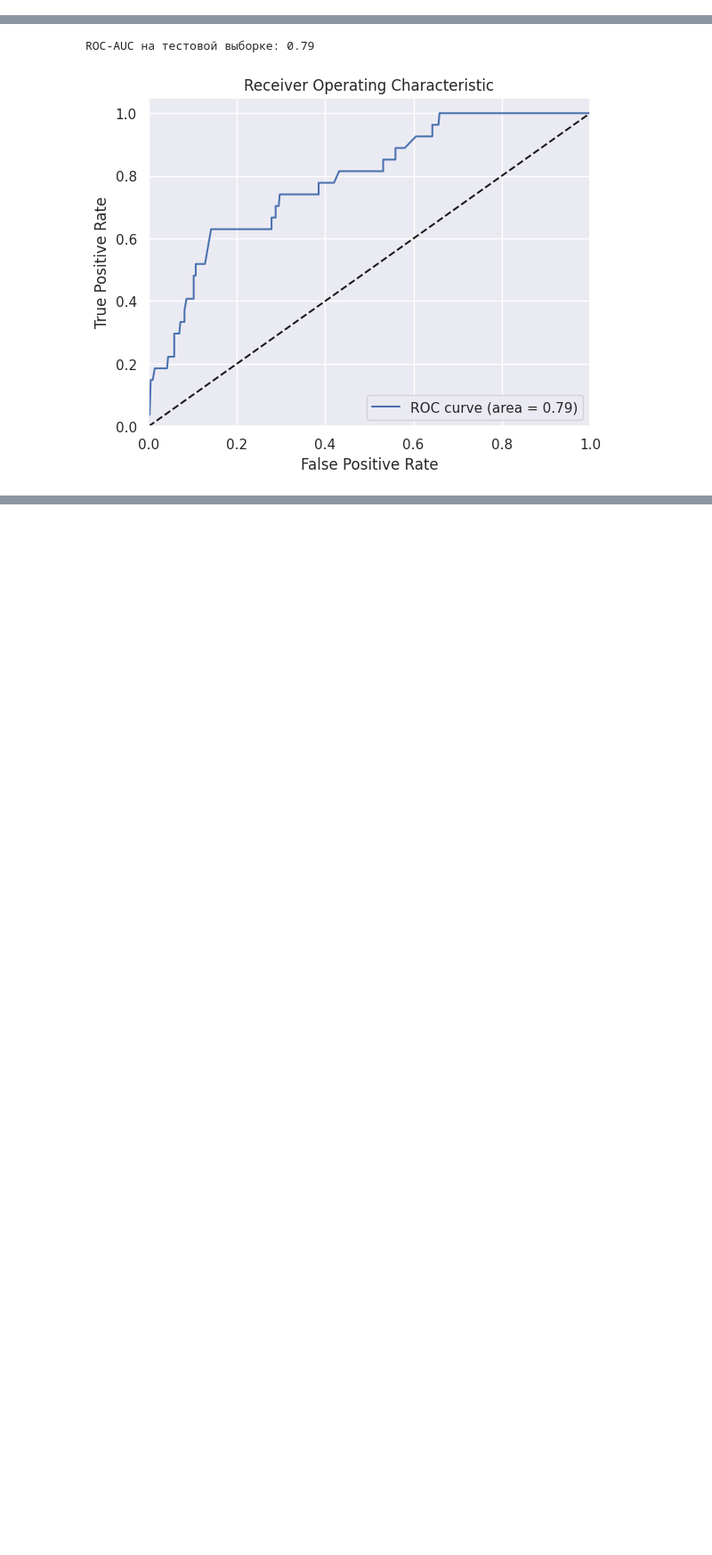
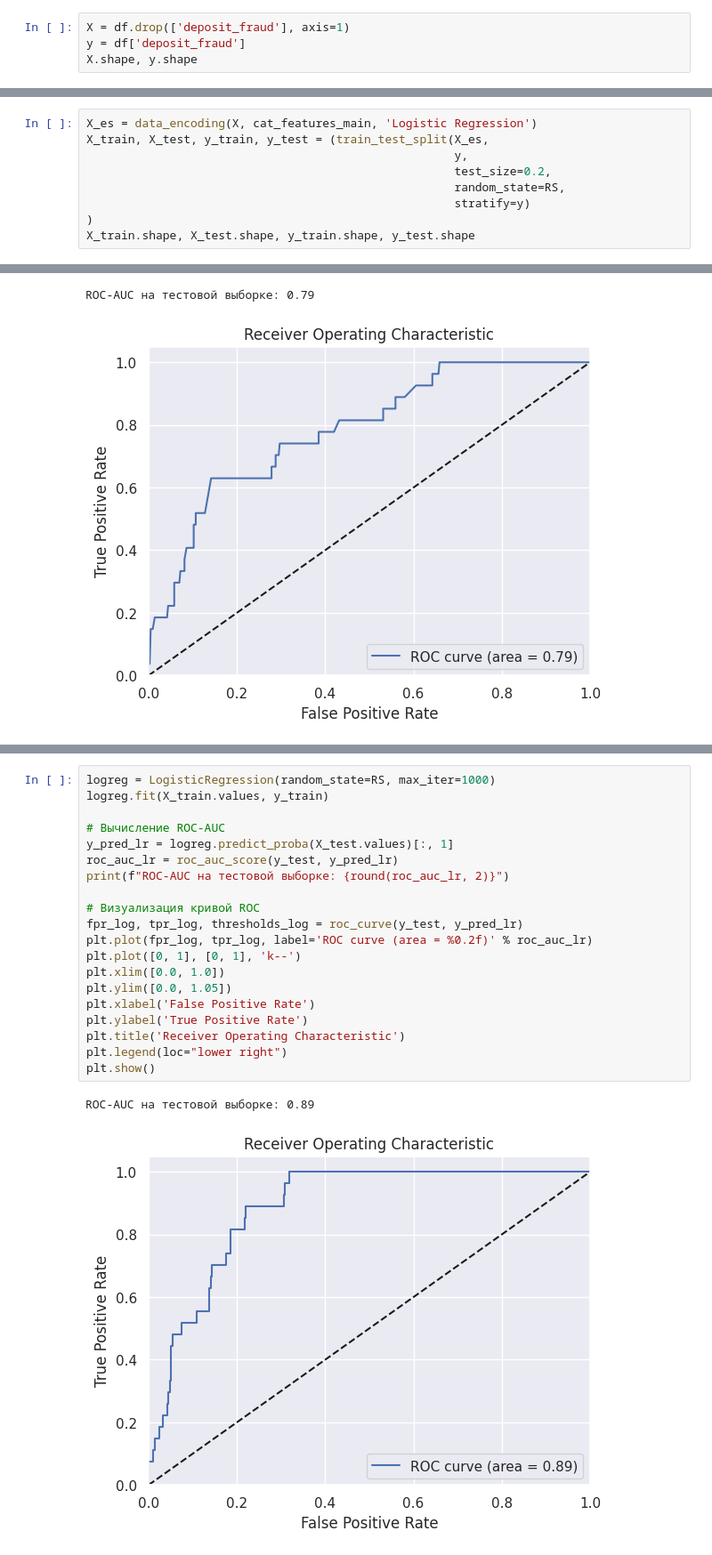
Before and after one commit to denis-42ds/detection_of_deposit_fraudscore, a Jupyter notebook: detection_of_deposit_fraudscore.ipynb, the cells around one changed output, grey strips where cells are left out. Shown at 89% size. Cells and saved outputs as stored; diff of their text form; blank space fills up the shorter version.

```diff
--- a/detection_of_deposit_fraudscore.ipynb
+++ b/detection_of_deposit_fraudscore.ipynb
@@ -242,0 +430,4 @@ X_base_train.shape, X_base_test.shape, y_base_train.shape, y_base_test.shape
+# %%
+X = df.drop(['deposit_fraud'], axis=1)
+y = df['deposit_fraud']
+X.shape, y.shape
@@ -242,0 +452,9 @@ X_base_train.shape, X_base_test.shape, y_base_train.shape, y_base_test.shape
+# %%
+X_es = data_encoding(X, cat_features_main, 'Logistic Regression')
+X_train, X_test, y_train, y_test = (train_test_split(X_es,
+                                                     y,
+                                                     test_size=0.2,
+                                                     random_state=RS,
+                                                     stratify=y)
+)
+X_train.shape, X_test.shape, y_train.shape, y_test.shape
@@ -269,0 +492,23 @@ ROC-AUC на тестовой выборке: 0.79
+# %%
+logreg = LogisticRegression(random_state=RS, max_iter=1000)
+logreg.fit(X_train.values, y_train)
+
+# Вычисление ROC-AUC
+y_pred_lr = logreg.predict_proba(X_test.values)[:, 1]
+roc_auc_lr = roc_auc_score(y_test, y_pred_lr)
+print(f"ROC-AUC на тестовой выборке: {round(roc_auc_lr, 2)}")
+
+# Визуализация кривой ROC
+fpr_log, tpr_log, thresholds_log = roc_curve(y_test, y_pred_lr)
+plt.plot(fpr_log, tpr_log, label='ROC curve (area = %0.2f)' % roc_auc_lr)
+plt.plot([0, 1], [0, 1], 'k--')
+plt.xlim([0.0, 1.0])
+plt.ylim([0.0, 1.05])
+plt.xlabel('False Positive Rate')
+plt.ylabel('True Positive Rate')
+plt.title('Receiver Operating Characteristic')
+plt.legend(loc="lower right")
+plt.show()
+# %% [output]
+ROC-AUC на тестовой выборке: 0.89
+[figure, added]
```
Also changed, not shown: parts of 50 cells of this notebook, 8 other files.
